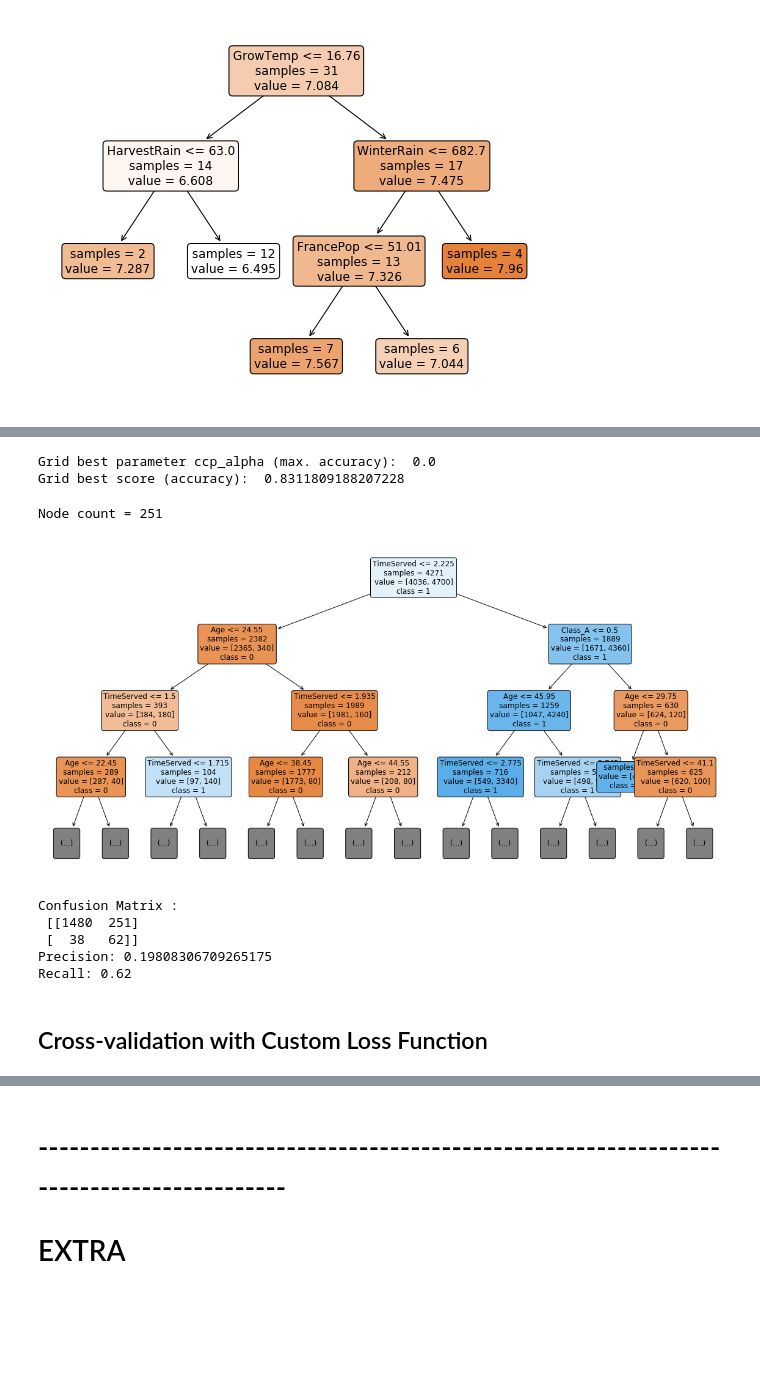
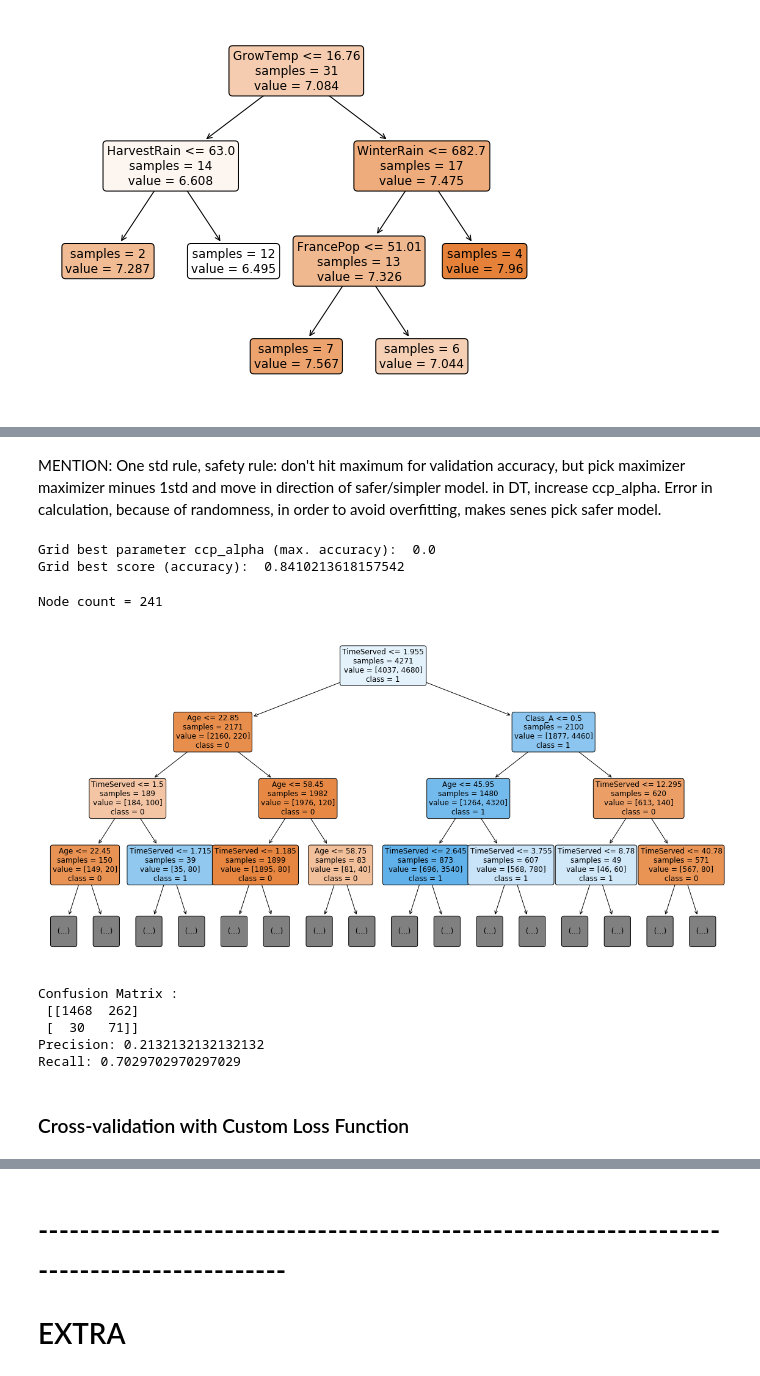
Before and after one commit to paulgrigas/IEOR-142-242-Python-Project, a Jupyter notebook: Lab 4/Lab4_teaching.ipynb, the cells around one changed output, grey strips where cells are left out. Drawn from its saved outputs; the diff is of its cells as text; code cells hidden in the pictures; blank space fills up the shorter version.

```diff
--- a/Lab 4/Lab4_teaching.ipynb
+++ b/Lab 4/Lab4_teaching.ipynb
@@ -280 +304,9 @@ OSR2: -0.171331426511258
+# %%
+y = parole_enc['Violator']
+X = parole_enc.drop(['Violator'], axis=1)
+
+X_train, X_test, y_train, y_test = train_test_split(X, y,
+                                                    test_size=0.3,
+                                                    stratify=parole_enc['Violator'],
+                                                    random_state=88,)
 # %% [markdown]
@@ -282,8 +314,3 @@ OSR2: -0.171331426511258
-# %%
-y = parole_enc['Violator']
-X = parole_enc.drop(['Violator'], axis=1)
-
-X_train, X_test, y_train, y_test = train_test_split(X, y, test_size=0.3, random_state=88)
 # %%
 from sklearn.model_selection import GridSearchCV
 
@@ -294,8 +321,7 @@ grid_values = {'ccp_alpha': np.linspace(0, 0.10, 201),
                'class_weight' : [{0: 1, 1: 20}],
                'random_state': [88]}
 
-dt = DecisionTreeClassifier()
-clf_acc = GridSearchCV(dt, param_grid = grid_values, scoring = 'accuracy', cv=10, verbose=1)
-# default scoring metric to optimize is accuracy, used as default if none given.
-clf_acc.fit(X_train, y_train)
+dtc = DecisionTreeClassifier()
+dtc_cv_acc = GridSearchCV(dtc, param_grid = grid_values, scoring = 'accuracy', cv=10, verbose=1) # default scoring metric to optimize is accuracy, used as default if none given.
+dtc_cv_acc.fit(X_train, y_train)
 # %% [output]
@@ -356,27 +380,31 @@ plt.show()
+# %% [markdown]
+MENTION:
+One std rule, safety rule: don't hit maximum for validation accuracy, but pick maximizer maximizer minues 1std and move in direction of safer/simpler model.
+in DT, increase ccp_alpha. Error in calculation, because of randomness, in order to avoid overfitting, makes senes pick safer model.
 # %%
-print('Grid best parameter ccp_alpha (max. accuracy): ', clf_acc.best_params_['ccp_alpha'])
-print('Grid best score (accuracy): ', clf_acc.best_score_)
+print('Grid best parameter ccp_alpha (max. accuracy): ', dtc_cv_acc.best_params_['ccp_alpha'])
+print('Grid best score (accuracy): ', dtc_cv_acc.best_score_)
 # %% [output]
 Grid best parameter ccp_alpha (max. accuracy):  0.0
-Grid best score (accuracy):  0.8311809188207228
+Grid best score (accuracy):  0.8410213618157542
 # %%
-print('Node count =', clf_acc.best_estimator_.tree_.node_count)
+print('Node count =', dtc_cv_acc.best_estimator_.tree_.node_count)
 
 plt.figure(figsize=(20,10))
-plot_tree(clf_acc.best_estimator_,
+plot_tree(dtc_cv_acc.best_estimator_,
           feature_names=X_train.columns,
           class_names=['0','1'],
           filled=True,
           impurity=False,
           rounded=True,
           fontsize=12,
           max_depth=3)
 plt.show()
 # %% [output]
-Node count = 251
+Node count = 241
-[figure, old version]
+[figure, new version]
 # %%
-y_pred = clf_acc.best_estimator_.predict(X_test)
+y_pred = dtc_cv_acc.best_estimator_.predict(X_test)
 cm = confusion_matrix(y_test, y_pred)
 
 print ("Confusion Matrix : \n", cm)
@@ -384,10 +412,10 @@ print('Precision:',precision_score(y_test, y_pred))
 print('Recall:',recall_score(y_test, y_pred))
 # %% [output]
 Confusion Matrix :
- [[1480  251]
- [  38   62]]
-Precision: 0.19808306709265175
-Recall: 0.62
+ [[1468  262]
+ [  30   71]]
+Precision: 0.2132132132132132
+Recall: 0.7029702970297029
 # %% [markdown]
-## Cross-validation with Custom Loss Function
+### Cross-validation with Custom Loss Function
 # %%
```
Also changed, not shown: parts of 45 cells of this notebook, 6 other files.
